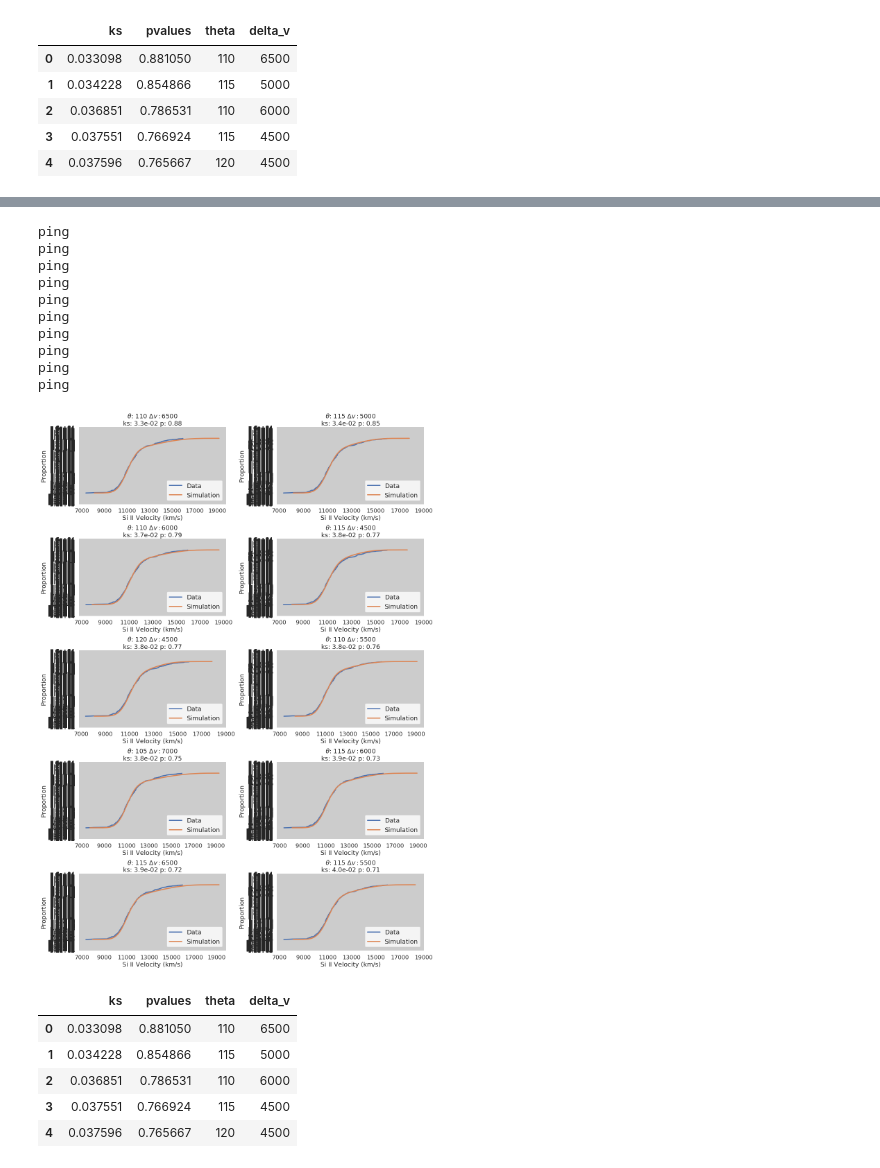
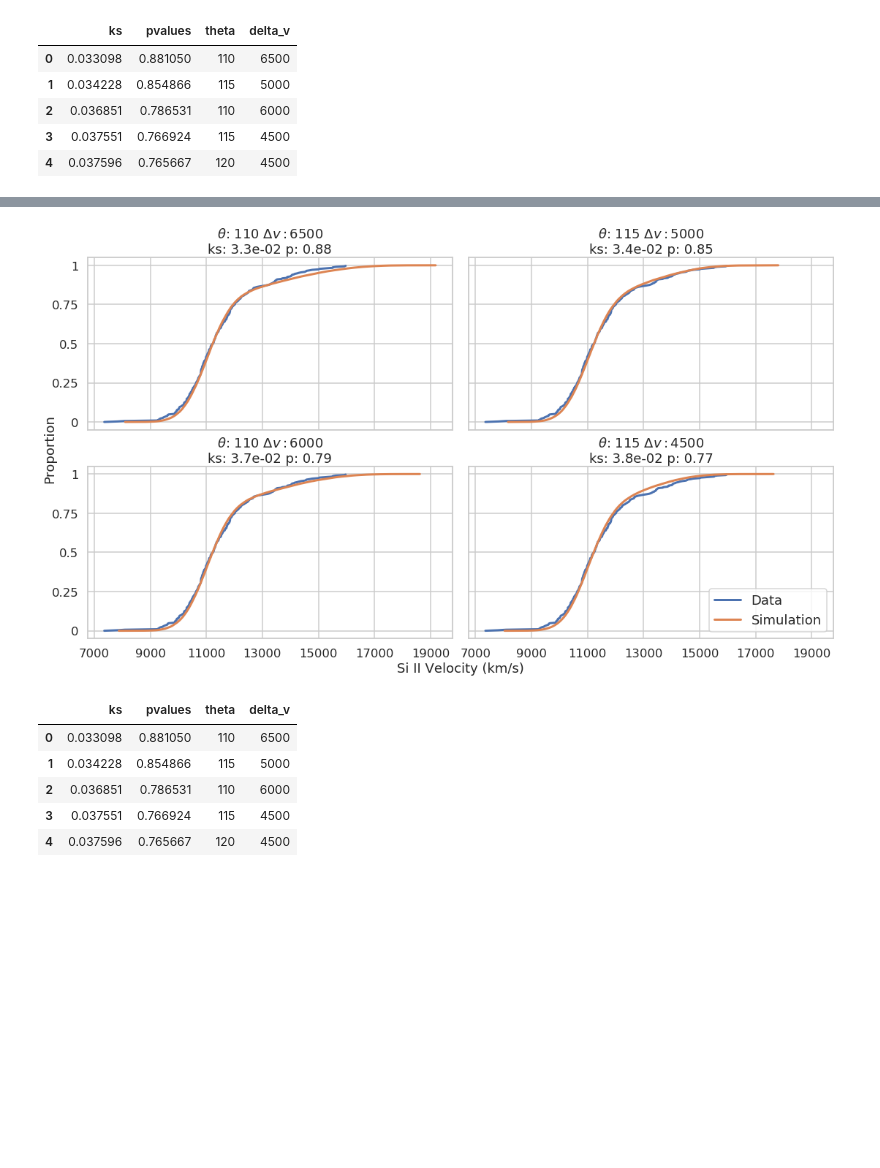
Before and after one commit to ketozhang/ejecta-velocities-of-type-Ia-supernovae, a Jupyter notebook: simulation.ipynb, the cells around one changed output, grey strips where cells are left out. Drawn from its saved outputs; the diff is of its cells as text; code cells hidden in the pictures; blank space fills up the shorter version.

```diff
--- a/simulation.ipynb
+++ b/simulation.ipynb
@@ -227,8 +299,13 @@ df.head()
 from scipy.stats import kstest, norm, ks_2samp
 
 nrows, ncols = 2, 2
-fig, axs = plt.subplots(nrows, ncols, figsize=(16, 4.5*nrows))
+fig, axs = plt.subplots(nrows, ncols, figsize=(16, 4.5*nrows), sharex=True, sharey=True)
 
+fig.add_subplot(111, frameon=False)
+plt.tick_params(labelcolor='none', top=False, bottom=False, left=False, right=False)
+plt.grid(False)
+plt.xlabel('Si II Velocity (km/s)')
+plt.ylabel("Proportion")
 
 for i in range(nrows*ncols):
     ax = axs[i//ncols, i%ncols]
@@ -244,7 +321,7 @@ for i in range(nrows*ncols):
 
 
     # Data
-    ax.hist(sn_data['v_siII'], bins, density=True, alpha=0.5, label='Data')
+    l1 = ax.hist(sn_data['v_siII'], bins, density=True, alpha=0.5, label='Data')
 
     # LV Component
 
@@ -255,7 +332,7 @@ for i in range(nrows*ncols):
     # Use HV from simulation and LV from sampling data fit
 #     hv_samp = hvs[i]
 
-    ax.hist(v_sim[i], bins, density=True, alpha=0.5, label="Simulation")
+    l2 = ax.hist(v_sim[i], bins, density=True, alpha=0.5, label="Simulation")
 
     # HV Component Simulation Fit
     # Gaussian fit on the simulation
@@ -273,10 +350,8 @@ for i in range(nrows*ncols):
     ytickslabel = [f'{tick:.2g}' for tick in yticks * 500 * 100]
     ax.set_yticks(yticks)
     ax.set_yticklabels(ytickslabel)
-    ax.set_xlabel('Si II Velocity (km/s)')
-    ax.set_ylabel('Proportion')
-    ax.legend(loc='upper right')
 
-plt.tight_layout()
+plt.legend(*axs[0][0].get_legend_handles_labels(), loc='upper right')
+plt.tight_layout(pad=0)
 plt.savefig('results/grid_search_results.png', dpi=600, format='png')
 # %% [output]
@@ -284,49 +359,34 @@ plt.savefig('results/grid_search_results.png', dpi=600, format='png')
 # %%
-nrows, ncols = 5, 2
-fig, axs = plt.subplots(nrows, ncols, figsize=(16, 4.5*nrows))
+nrows, ncols = 2, 2
+fig, axs = plt.subplots(nrows, ncols, figsize=(16, 4.5*nrows), sharex=True, sharey=True)
+
+fig.add_subplot(111, frameon=False)
+plt.tick_params(labelcolor='none', top=False, bottom=False, left=False, right=False)
+plt.grid(False)
+plt.xlabel('Si II Velocity (km/s)')
+plt.ylabel("Proportion")
 
 for i in range(nrows*ncols):
     ax = axs[i//ncols, i%ncols]
     xrange = np.linspace(bins.min(), bins.max(), 200)
-
     param=params[i]
-
-    # Data
-#     ax.hist(sn_data['v_siII'], bins, cumulative=True, histtype='step',
-#             density=True, linewidth=3, label='Data')
-
-#     ax.hist(v_sim[i], bins, cumulative=True, histtype='step',
-#             density=True, linewidth=3, label="Simulation")
 
     ax.plot(np.sort(sn_data['v_siII']), np.arange(len(sn_data))/len(sn_data), label='Data', lw=3)
     ax.plot(np.sort(v_sim[i]), np.arange(len(v_sim[i]))/len(v_sim[i]), label='Simulation', lw=3)
 
     # Plot config
     ax.set_title(f"$\\theta$: {param['theta']} $\Delta v: ${param['delta_v']}\nks: {ks[i]:.1e} p: {pvalues[i]:.2f}")
     ax.set_xticks(np.arange(7000, 20000, 2000))
-    yticks = ax.get_yticks() * 500 * 100
-    yticks = np.arange(yticks.min(), yticks.max() + 1, 5) / (500 * 100)
-    ytickslabel = [f'{tick:.2g}' for tick in yticks * 500 * 100]
+    yticks = np.arange(0, 101, 25) / 100
+    ytickslabel = [f'{tick:.2g}' for tick in yticks]
     ax.set_yticks(yticks)
     ax.set_yticklabels(ytickslabel)
-    ax.set_xlabel('Si II Velocity (km/s)')
-    ax.set_ylabel('Proportion')
-    ax.legend(loc='lower right')
 
-plt.tight_layout()
+plt.legend(*axs[0][0].get_legend_handles_labels(), loc='lower right')
+plt.tight_layout(pad=0)
 plt.savefig('results/grid_search_cumulative_results.png', dpi=600, format='png')
 # %% [output]
-ping
-ping
-ping
-ping
-ping
-ping
-ping
-ping
-ping
-ping
-[figure, old version]
+[figure, new version]
 # %%
 with open('results/all_scores.pkl', 'rb') as f:
     scores = pkl.load(f)
```
Also changed, not shown: parts of 10 cells of this notebook, 11 other files.
